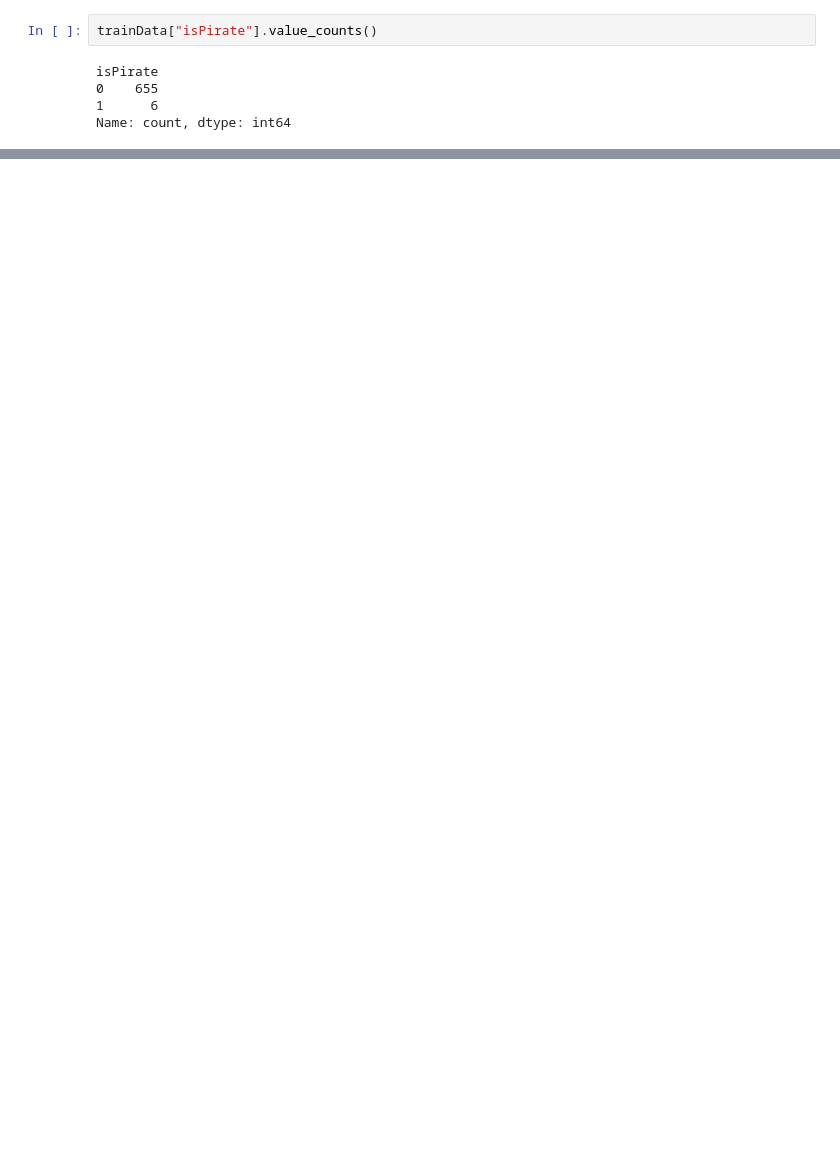
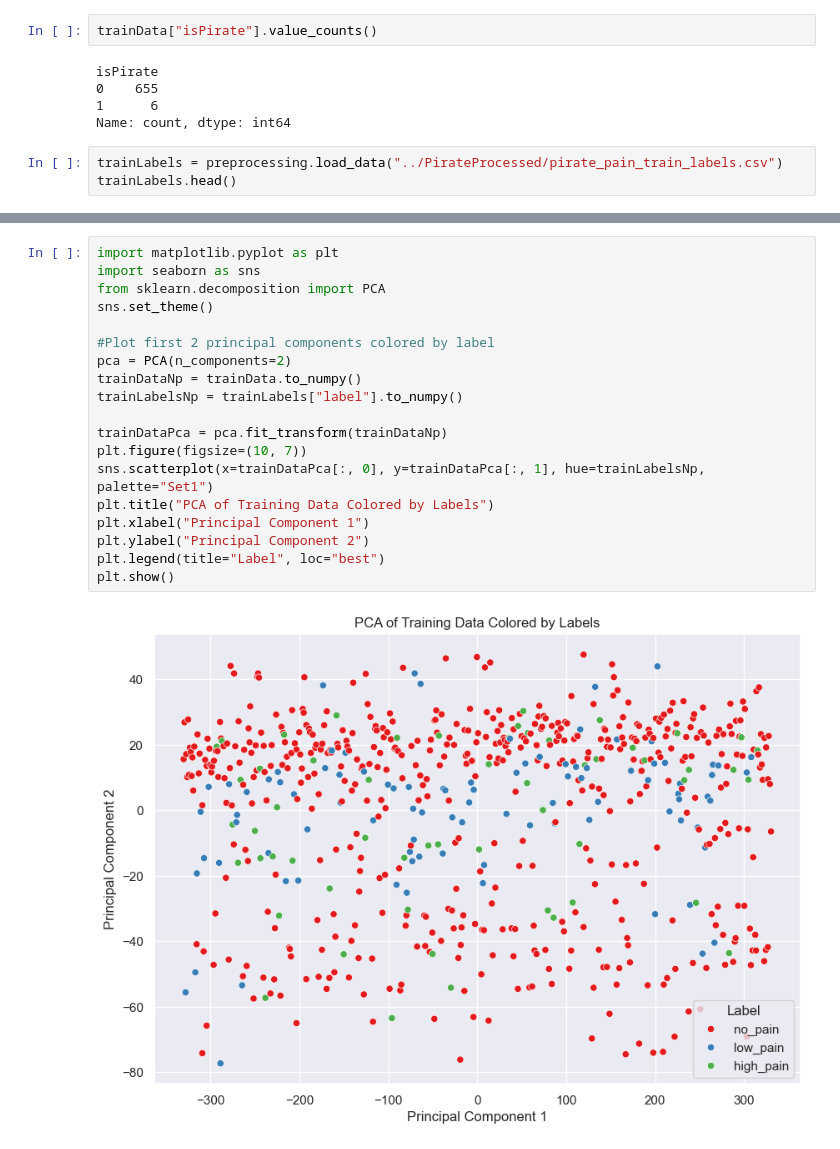
Before and after one commit to Gradient-Gang/ANN-Challenges, a Jupyter notebook: Notebook/preprocessing.ipynb, the cells around one changed output, grey strips where cells are left out. Cells and saved outputs as stored; diff of their text form; blank space fills up the shorter version.

Commit message:
feat: add PCA plotting

```diff
--- a/Notebook/preprocessing.ipynb
+++ b/Notebook/preprocessing.ipynb
@@ -43,3 +46,6 @@ isPirate
 0    655
 1      6
 Name: count, dtype: int64
+# %%
+trainLabels = preprocessing.load_data("../PirateProcessed/pirate_pain_train_labels.csv")
+trainLabels.head()
@@ -45,0 +59,21 @@ Name: count, dtype: int64
+# %%
+import matplotlib.pyplot as plt
+import seaborn as sns
+from sklearn.decomposition import PCA
+sns.set_theme()
+
+#Plot first 2 principal components colored by label
+pca = PCA(n_components=2)
+trainDataNp = trainData.to_numpy()
+trainLabelsNp = trainLabels["label"].to_numpy()
+
+trainDataPca = pca.fit_transform(trainDataNp)
+plt.figure(figsize=(10, 7))
+sns.scatterplot(x=trainDataPca[:, 0], y=trainDataPca[:, 1], hue=trainLabelsNp, palette="Set1")
+plt.title("PCA of Training Data Colored by Labels")
+plt.xlabel("Principal Component 1")
+plt.ylabel("Principal Component 2")
+plt.legend(title="Label", loc="best")
+plt.show()
+# %% [output]
+[figure, added]
```
Also changed, not shown: parts of 5 cells of this notebook, 1 other file.
